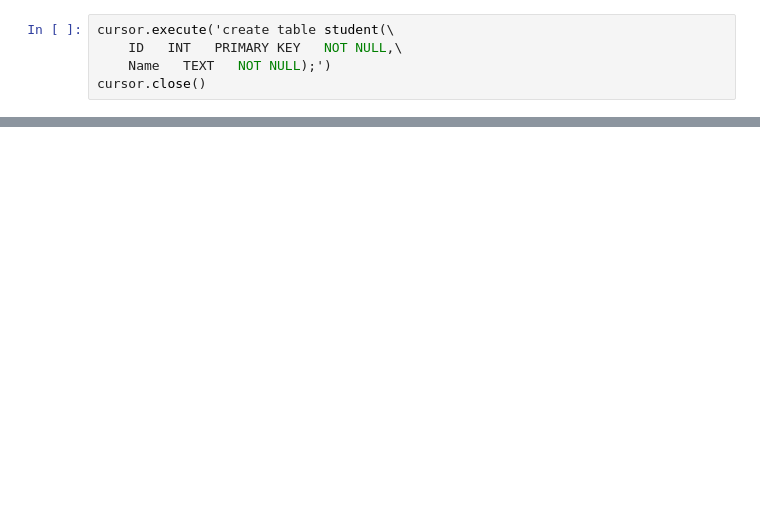
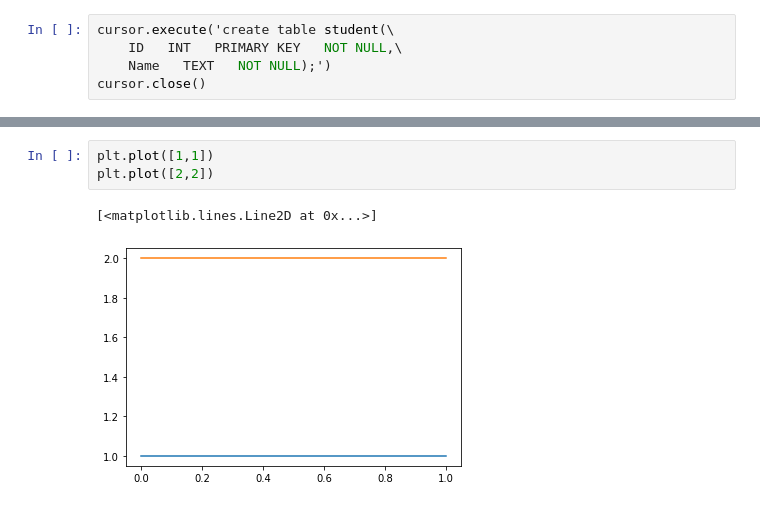
Before and after one commit to Naveen-004/Python-for-DataScience, a Jupyter notebook: test.ipynb, the cells around one changed output, grey strips where cells are left out. Drawn from its saved outputs; the diff is of its cells as text; blank space fills up the shorter version.

```diff
--- a/test.ipynb
+++ b/test.ipynb
@@ -235,0 +135,6 @@ ProgrammingError: Cannot operate on a closed cursor.
+# %%
+plt.plot([1,1])
+plt.plot([2,2])
+# %% [output]
+[<matplotlib.lines.Line2D at 0x...>]
+[figure, added]
```
Also changed, not shown: parts of 48 cells of this notebook, 2 other files.
